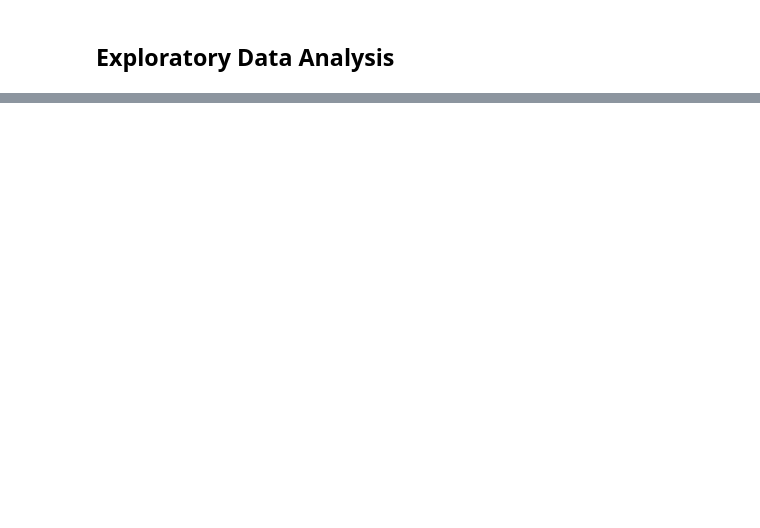
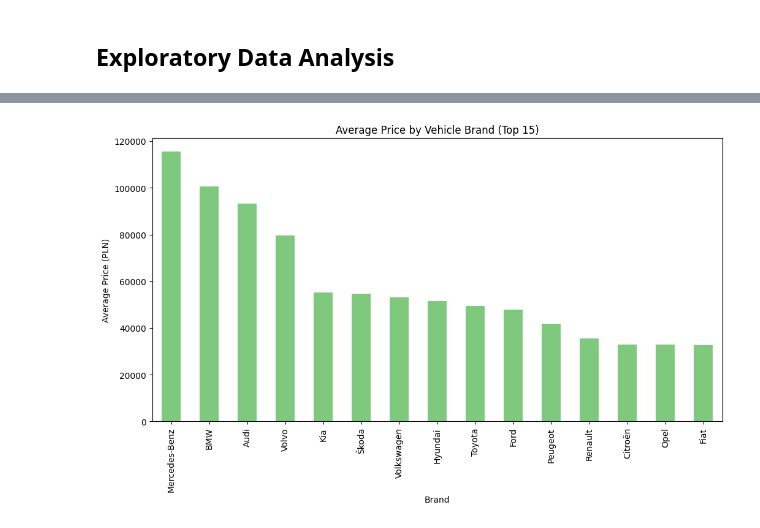
Before and after one commit to Przemsonn05/Cars-Price-Prediction-in-Poland, a Jupyter notebook: notebooks/cars_price_prediction.ipynb, the cells around one changed output, grey strips where cells are left out. Cells and saved outputs as stored; diff of their text form; code cells hidden in the pictures; blank space fills up the shorter version.

```diff
--- a/notebooks/cars_price_prediction.ipynb
+++ b/notebooks/cars_price_prediction.ipynb
@@ -244,0 +283,15 @@ ax
+# %%
+#Top 15 car brands by quantity
+top_brands = cars_data_out['Vehicle_brand'].value_counts().head(15).index
+
+#Counting avarage price of each car brand
+mean_prices = cars_data_out[cars_data_out['Vehicle_brand'].isin(top_brands)].groupby('Vehicle_brand')['price_PLN'].mean().sort_values(ascending=False)
+
+plt.figure(figsize=(12, 6))
+mean_prices.plot(kind='bar', cmap='Accent')
+plt.title('Average Price by Vehicle Brand (Top 15)')
+plt.xlabel('Brand')
+plt.ylabel('Average Price (PLN)')
+plt.show()
+# %% [output]
+[figure, added]
```
Also changed, not shown: parts of 25 cells of this notebook.
